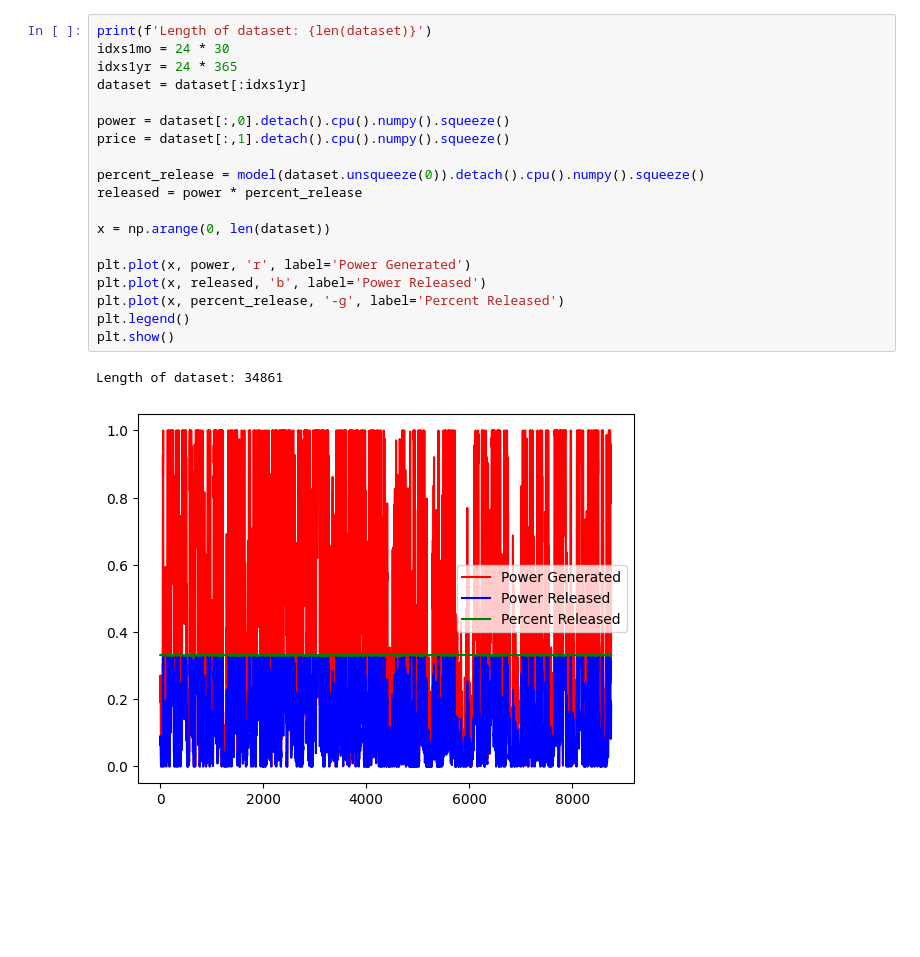
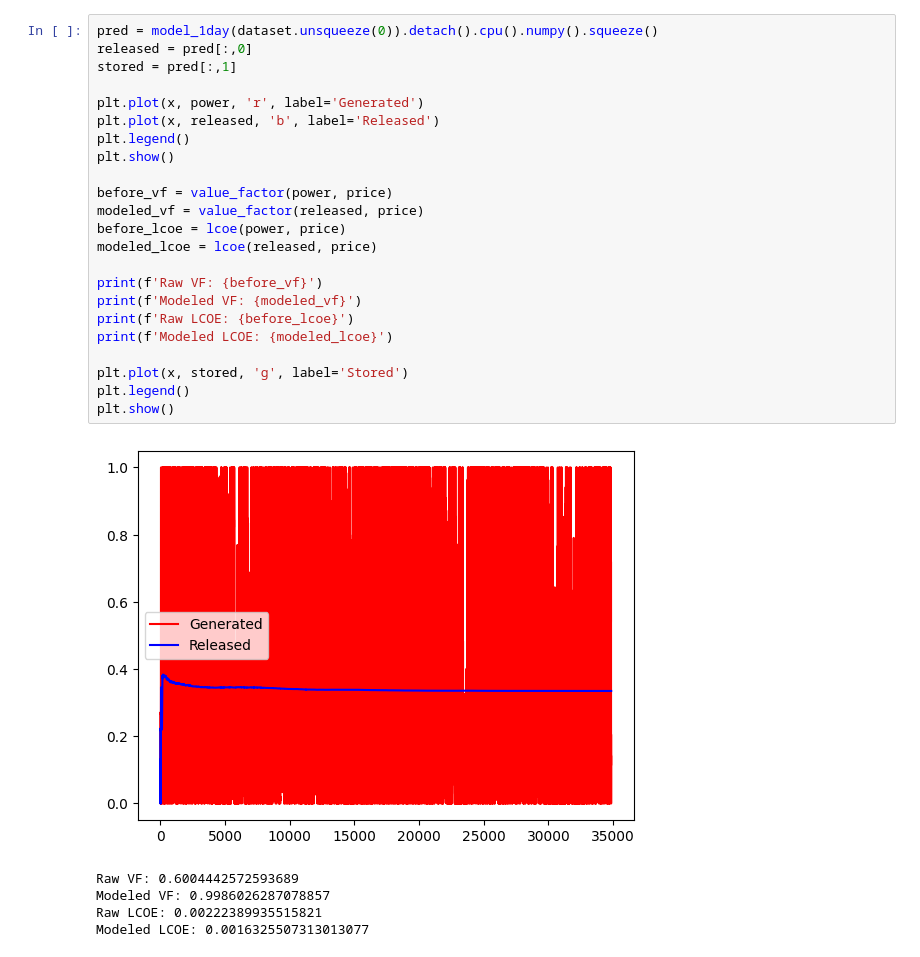
Before and after one commit to davidvalenta-dev/deep-wind-model-dispatch, a Jupyter notebook: src/model_exploration.ipynb, the cells around one changed output. Cells and saved outputs as stored; diff of their text form; blank space fills up the shorter version.

```diff
--- a/src/model_exploration.ipynb
+++ b/src/model_exploration.ipynb
@@ -21,22 +30,29 @@ See the caveats in the documentation: https://pandas.pydata.org/pandas-docs/stab
 # %%
-print(f'Length of dataset: {len(dataset)}')
-idxs1mo = 24 * 30
-idxs1yr = 24 * 365
-dataset = dataset[:idxs1yr]
+pred = model_1day(dataset.unsqueeze(0)).detach().cpu().numpy().squeeze()
+released = pred[:,0]
+stored = pred[:,1]
 
-power = dataset[:,0].detach().cpu().numpy().squeeze()
-price = dataset[:,1].detach().cpu().numpy().squeeze()
-
-percent_release = model(dataset.unsqueeze(0)).detach().cpu().numpy().squeeze()
-released = power * percent_release
-
-x = np.arange(0, len(dataset))
-
-plt.plot(x, power, 'r', label='Power Generated')
-plt.plot(x, released, 'b', label='Power Released')
-plt.plot(x, percent_release, '-g', label='Percent Released')
+plt.plot(x, power, 'r', label='Generated')
+plt.plot(x, released, 'b', label='Released')
 plt.legend()
 plt.show()
+
+before_vf = value_factor(power, price)
+modeled_vf = value_factor(released, price)
+before_lcoe = lcoe(power, price)
+modeled_lcoe = lcoe(released, price)
+
+print(f'Raw VF: {before_vf}')
+print(f'Modeled VF: {modeled_vf}')
+print(f'Raw LCOE: {before_lcoe}')
+print(f'Modeled LCOE: {modeled_lcoe}')
+
+plt.plot(x, stored, 'g', label='Stored')
+plt.legend()
+plt.show()
 # %% [output]
+[figure, new version]
-Length of dataset: 34861
+Raw VF: 0.6004442572593689
+Modeled VF: 0.9986026287078857
+Raw LCOE: 0.00222389935515821
+Modeled LCOE: 0.0016325507313013077
-[figure, old version]
```
Also changed, not shown: parts of 9 cells of this notebook, 33 other files.
